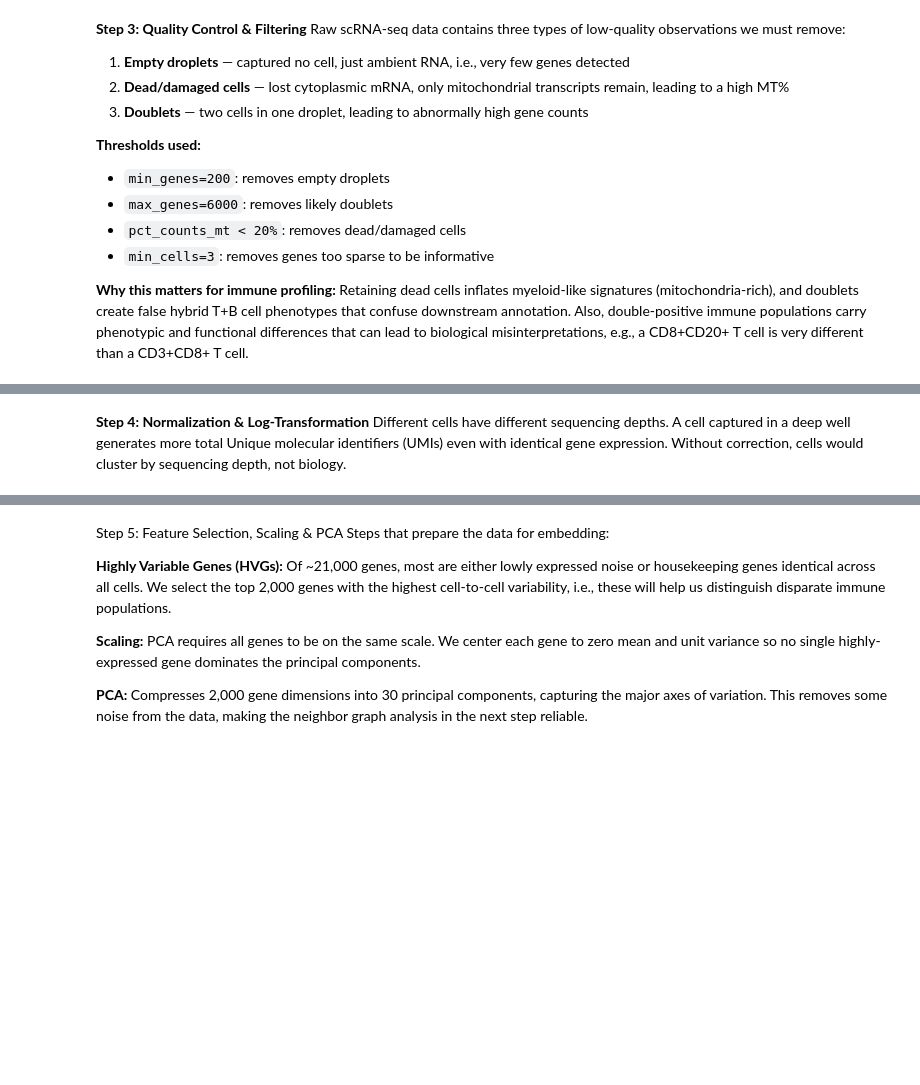
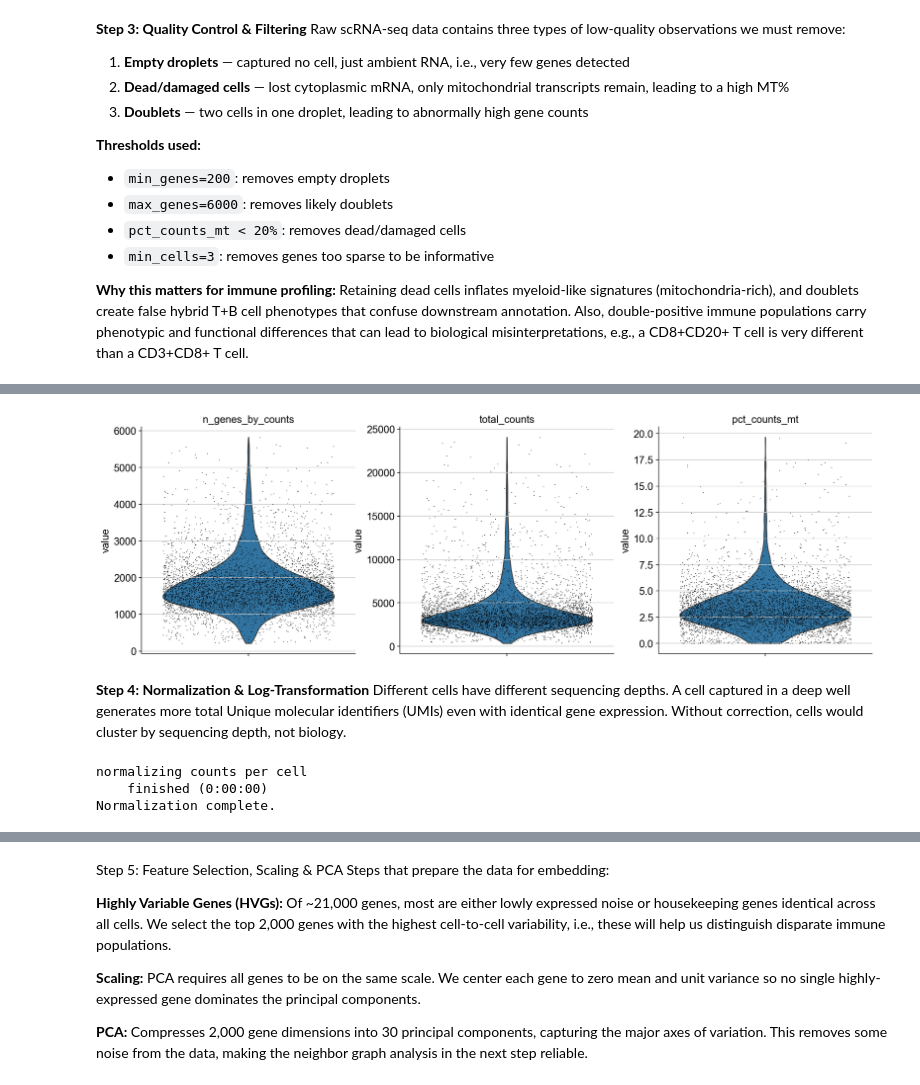
Before and after one commit to svdavid/NEUS642, a Jupyter notebook: notebooks/week11_scanpy/week11_genomics_scanpy.ipynb, the cells around one changed output, grey strips where cells are left out. Cells and saved outputs as stored; diff of their text form; code cells hidden in the pictures; blank space fills up the shorter version.

```diff
--- a/notebooks/week11_scanpy/week11_genomics_scanpy.ipynb
+++ b/notebooks/week11_scanpy/week11_genomics_scanpy.ipynb
@@ -84,3 +95,10 @@ print(f"Cells after filtering: {adata.n_obs}")
+# %%
+sc.pp.calculate_qc_metrics(adata, qc_vars=['mt'], percent_top=None,
+                           log1p=False, inplace=True)
+sc.pl.violin(adata, ['n_genes_by_counts', 'total_counts', 'pct_counts_mt'],
+             jitter=0.4, multi_panel=True)
+# %% [output]
+[figure, added]
 # %% [markdown]
 **Step 4: Normalization & Log-Transformation**
 Different cells have different sequencing depths. A cell captured in a deep well generates more total Unique molecular identifiers (UMIs) even with identical gene expression. Without correction, cells would cluster by sequencing depth, not biology.
@@ -89,6 +107,10 @@ adata.layers["counts"] = adata.X.copy()
 sc.pp.normalize_total(adata, target_sum=1e4) #scales every cell to 10,000 total counts
 sc.pp.log1p(adata) # compresses the range of highly expressed genes and better normalizes the distribution
 print("Normalization complete.")
+# %% [output]
+normalizing counts per cell
+    finished (0:00:00)
+Normalization complete.
 # %%
 # needed to install to the local jupyter enviornment, since I had multiple Python enviornments
 
```
Also changed, not shown: parts of 8 cells of this notebook, 3 other files.
